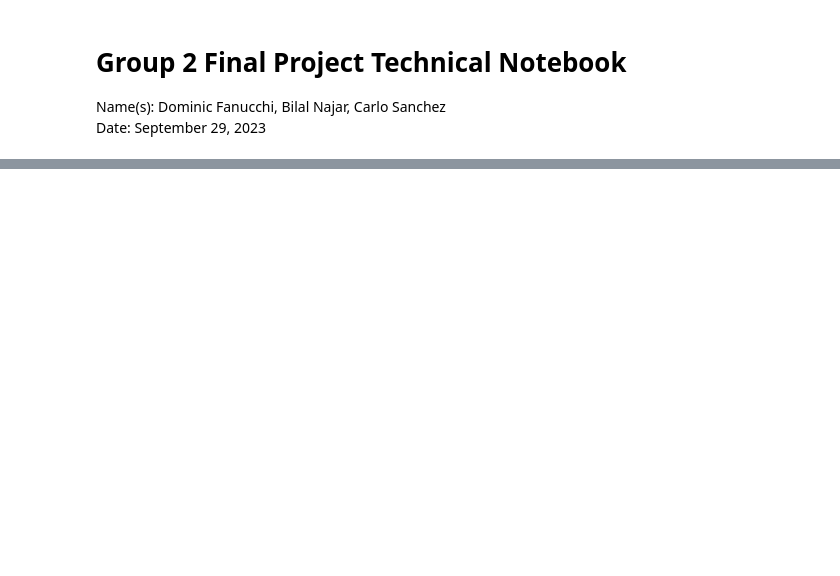
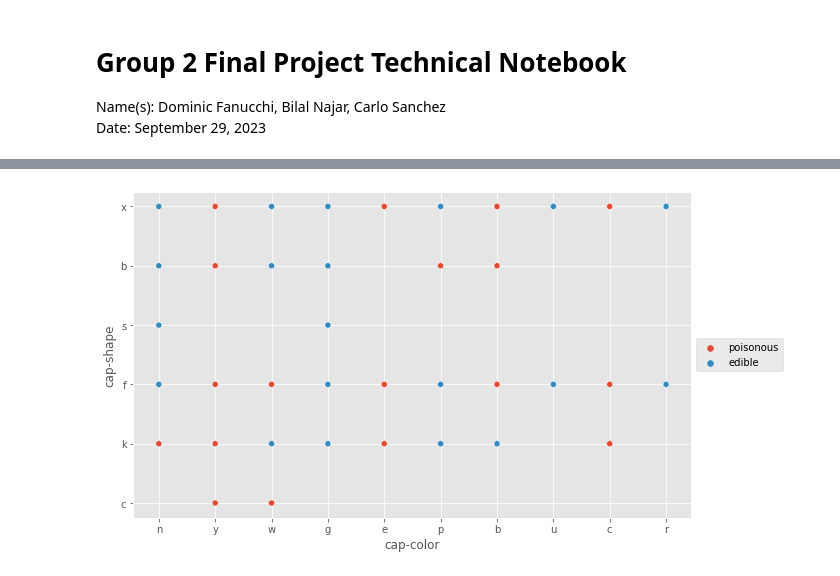
Before and after one commit to dominicfanucchi/aai-500_group2, a Jupyter notebook: Final-Project-Notebook-Team-2.ipynb, the cells around one changed output, grey strips where cells are left out. Cells and saved outputs as stored; diff of their text form; code cells hidden in the pictures; blank space fills up the shorter version.

```diff
--- a/Final-Project-Notebook-Team-2.ipynb
+++ b/Final-Project-Notebook-Team-2.ipynb
@@ -73,0 +264,8 @@ stalk-surface-above-ring    0.0
+# %%
+# using seaborn, the plot shows the same data as above but the poisonous value colors the data points
+plt.figure(figsize=(10,6))
+sns.scatterplot(y='cap-shape', x='cap-color', hue='poisonous', data=mushroom_df)
+plt.legend(loc='center left', bbox_to_anchor=(1.0, 0.5))
+plt.show()
+# %% [output]
+[figure, added]
```
Also changed, not shown: parts of 16 cells of this notebook.
